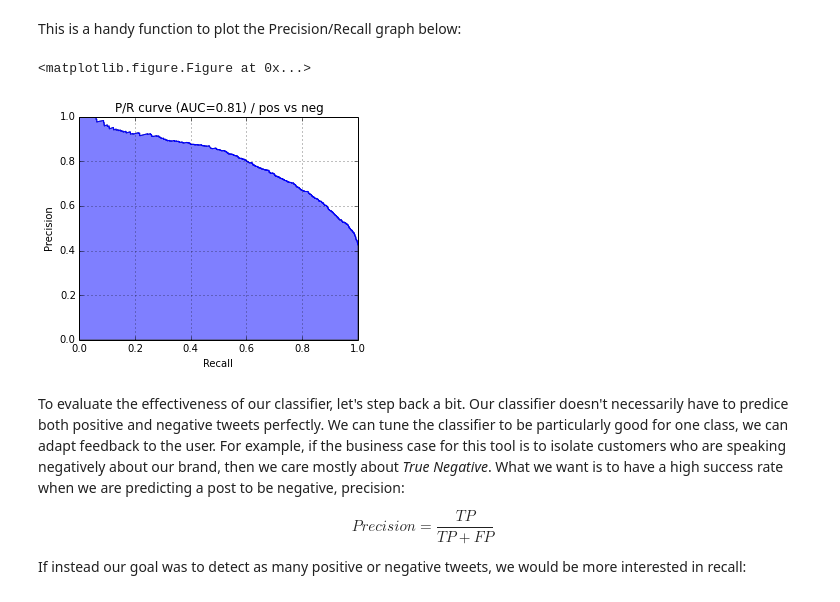
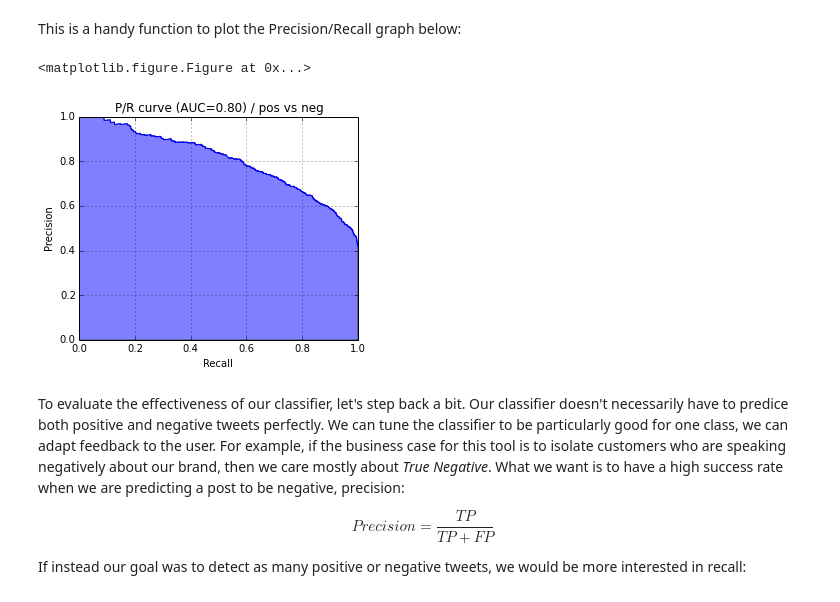
Before and after one commit to louisryan/Sentiment, a Jupyter notebook: Sentiment.ipynb, the cells around one changed output. Drawn from its saved outputs; the diff is of its cells as text; code cells hidden in the pictures.

```diff
--- a/Sentiment.ipynb
+++ b/Sentiment.ipynb
@@ -101,7 +103,7 @@ from sklearn.pipeline import Pipeline
 from sklearn.naive_bayes import MultinomialNB
 
 def create_ngram_model():
-    tfidf_ngrams = TfidfVectorizer(ngram_range=(1, 3), analyzer="word", binary=False)
+    tfidf_ngrams = TfidfVectorizer()
     clf = MultinomialNB()
     pipeline = Pipeline([('vect', tfidf_ngrams), ('clf', clf)])
     return pipeline
@@ -125,7 +127,7 @@ def train_model(clf_factory, X, Y, name="NB ngram", plot=False):
         X_train, y_train = X[train], Y[train]
         X_test, y_test = X[test], Y[test]
 
-        clf = clf_factory().fit(X_train, y_train)
+        clf = clf_factory()
         clf.fit(X_train, y_train)
 
         train_score = clf.score(X_train, y_train)
@@ -153,7 +155,7 @@ def train_model(clf_factory, X, Y, name="NB ngram", plot=False):
         summary = (np.mean(scores), np.std(scores), np.mean(pr_scores), np.std(pr_scores))
         #print "%.3f\t%.3f\t%.3f\t%.3f\t" % summary
 
-    return summary, clf
+    return summary
 # %% [markdown]
 This is a handy function to plot the Precision/Recall graph below:
 # %%
@@ -174,12 +176,12 @@ def plot_pr(auc_score, name, phase, precision, recall, label=None):
 # %%
 # The raw feature(text) and response variable(labels)
 X = sentiment['SentimentText']
 y = sentiment['Sentiment']
 
-summary, clf = train_model(create_ngram_model, X, y, name="pos vs neg", plot=True)
+summary = train_model(create_ngram_model, X, y, name="pos vs neg", plot=True)
 # %% [output]
 <matplotlib.figure.Figure at 0x...>
-[figure, old version]
+[figure, new version]
 # %% [markdown]
 To evaluate the effectiveness of our classifier, let's step back a bit. Our classifier doesn't necessarily have to predice both positive and negative tweets perfectly. We can tune the classifier to be particularly good for one class, we can adapt feedback to the user. For example, if the business case for this tool is to isolate customers who are speaking negatively about our brand, then we care mostly about _True Negative_. What we want is to have a high success rate when we are predicting a post to be negative, precision:
 
```
Also changed, not shown: parts of 17 cells of this notebook, 3 other files.
